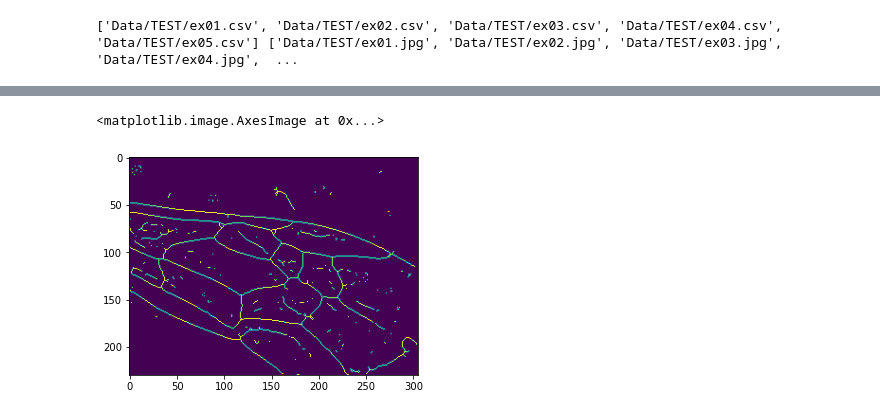
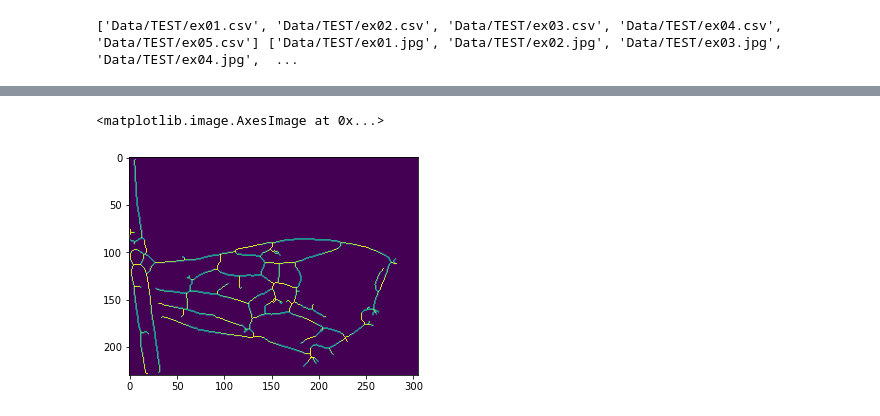
Before and after one commit to Shubh023/tifo-imed, a Jupyter notebook: Edge Detector.ipynb, the cells around one changed output, grey strips where cells are left out. Drawn from its saved outputs; the diff is of its cells as text; code cells hidden in the pictures.

```diff
--- a/Edge Detector.ipynb
+++ b/Edge Detector.ipynb
@@ -31,7 +31,7 @@ images = [plt.imread(i) for i in IMGs]
 # %%
 import cv2
 
-input_image = images[3]
+input_image = images[4]
 img = input_image.copy()
 
 print('Original Dimensions : ', img.shape)
@@ -130,11 +130,11 @@ ax4.imshow(thess, cmap='gray')
 # %%
 from skimage.morphology import disk, white_tophat, area_closing, skeletonize
 
-image = tmeij.copy()
+image = tsaato.copy()
 
 footprint = disk(3)
 res = white_tophat(image, footprint)
-res = area_closing(res, area_threshold=64, connectivity=50)
+res = area_closing(res, area_threshold=64, connectivity=10)
 plt.imshow(res, cmap="gray")
 # %% [output]
 <matplotlib.image.AxesImage at 0x...>
@@ -150,0 +151,12 @@ plt.imshow(res)
+# %%
+img_res = res.copy()
+img_bw = img_res > 0
+labels = skimage.measure.label(img_bw, return_num=False)
+
+maxCC_withbcg = labels == np.argmax(np.bincount(labels.flat))
+maxCC_nobcg = labels == np.argmax(np.bincount(labels.flat, weights=img_bw.flat))
+
+fig, ax = plt.subplots(1, 2)
+ax[0].imshow(maxCC_withbcg), ax[0].set_title('counts bcg')
+ax[1].imshow(maxCC_nobcg), ax[1].set_title('not counts bcg')
+[axi.set_axis_off() for axi in ax.ravel()]
@@ -151,6 +166,6 @@ plt.imshow(res)
 # %%
-skel = skeletonize(res)
+skel = skeletonize(maxCC_nobcg)
 plt.imshow(skel)
 # %% [output]
 <matplotlib.image.AxesImage at 0x...>
-[figure, old version]
+[figure, new version]
```
Also changed, not shown: parts of 14 cells of this notebook.
